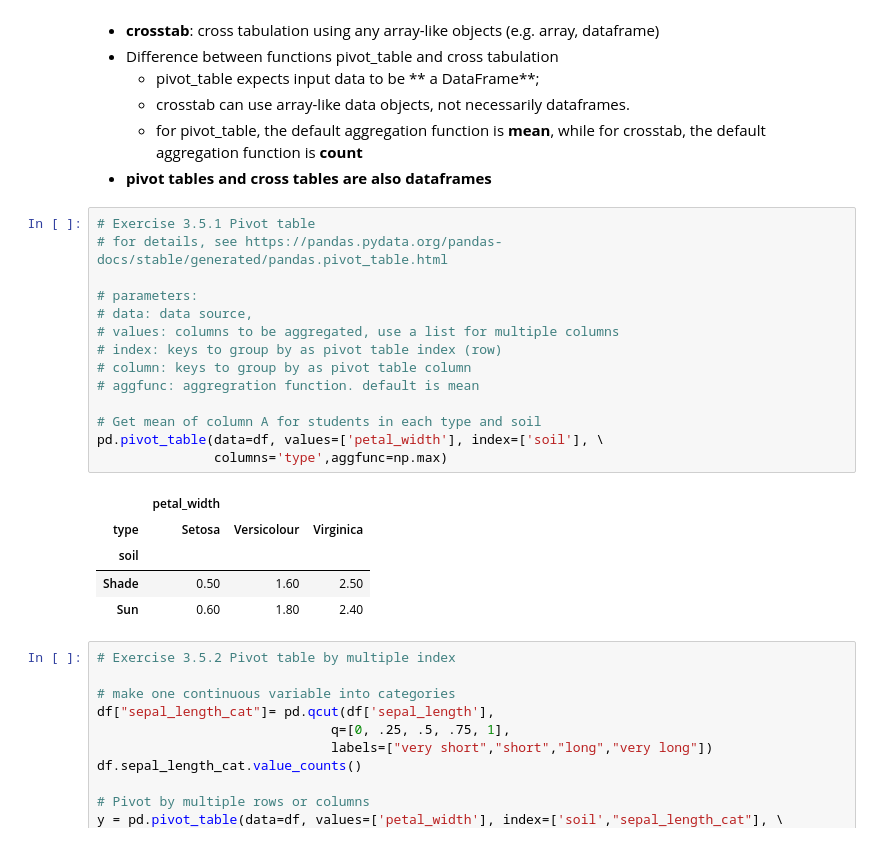
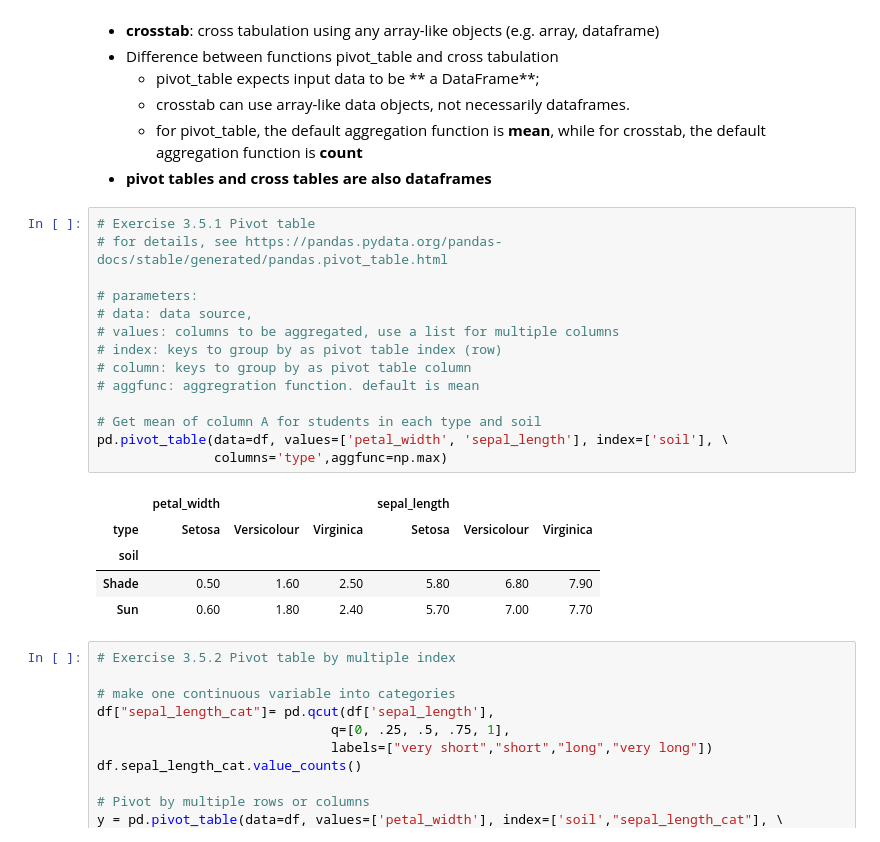
Before and after one commit to rshea33/BIA-660, a Jupyter notebook: Lecture Notes/Python Basics/Python_IV_DataFrame.ipynb, the cells around one changed output. Drawn from its saved outputs; the diff is of its cells as text.

```diff
--- a/Lecture Notes/Python Basics/Python_IV_DataFrame.ipynb
+++ b/Lecture Notes/Python Basics/Python_IV_DataFrame.ipynb
@@ -622,23 +622,23 @@ grouped.mean().reset_index()
 # %%
 # Exercise 3.5.1 Pivot table
 # for details, see https://pandas.pydata.org/pandas-docs/stable/generated/pandas.pivot_table.html
 
 # parameters:
 # data: data source,
 # values: columns to be aggregated, use a list for multiple columns
 # index: keys to group by as pivot table index (row)
 # column: keys to group by as pivot table column
 # aggfunc: aggregration function. default is mean
 
 # Get mean of column A for students in each type and soil
-pd.pivot_table(data=df, values=['petal_width'], index=['soil'], \
+pd.pivot_table(data=df, values=['petal_width', 'sepal_length'], index=['soil'], \
                columns='type',aggfunc=np.max)
 # %% [output]
-|  | petal_width |  |  |
-| type | Setosa | Versicolour | Virginica |
-| soil |  |  |  |
-| Shade | 0.50 | 1.60 | 2.50 |
-| Sun | 0.60 | 1.80 | 2.40 |
+|  | petal_width |  |  | sepal_length |  |  |
+| type | Setosa | Versicolour | Virginica | Setosa | Versicolour | Virginica |
+| soil |  |  |  |  |  |  |
+| Shade | 0.50 | 1.60 | 2.50 | 5.80 | 6.80 | 7.90 |
+| Sun | 0.60 | 1.80 | 2.40 | 5.70 | 7.00 | 7.70 |
 # %%
 # Exercise 3.5.2 Pivot table by multiple index
 
```
Also changed, not shown: parts of 4 cells of this notebook, 2 other files.
